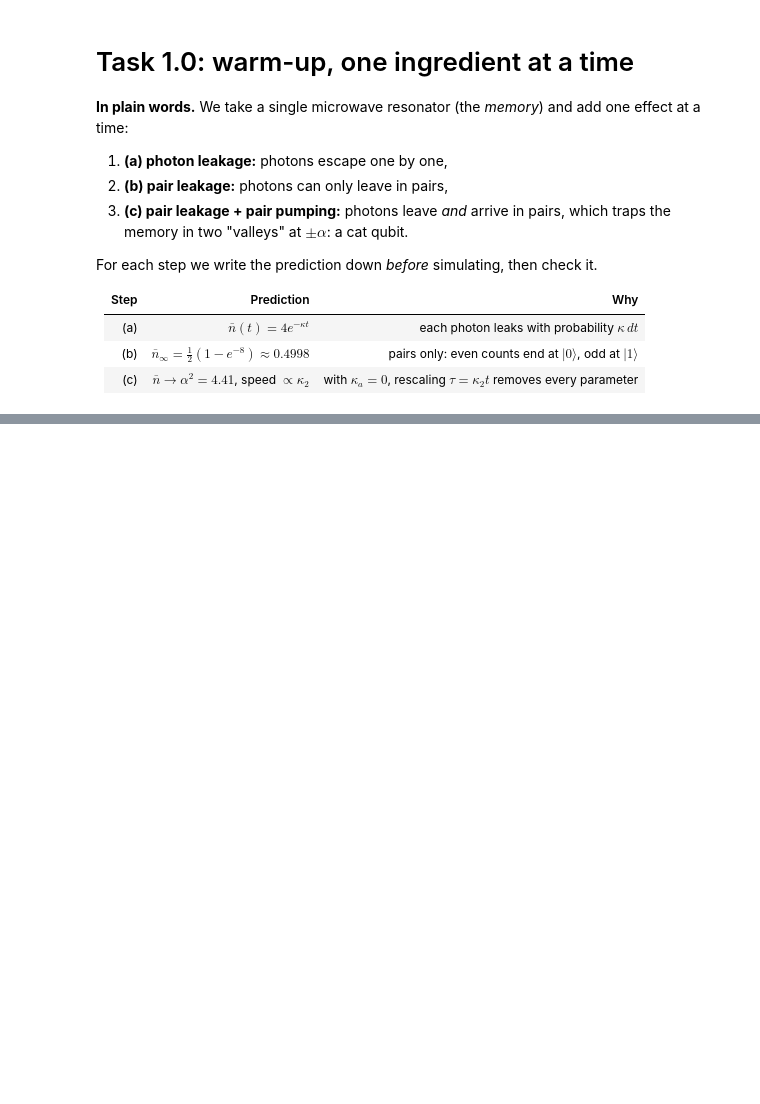
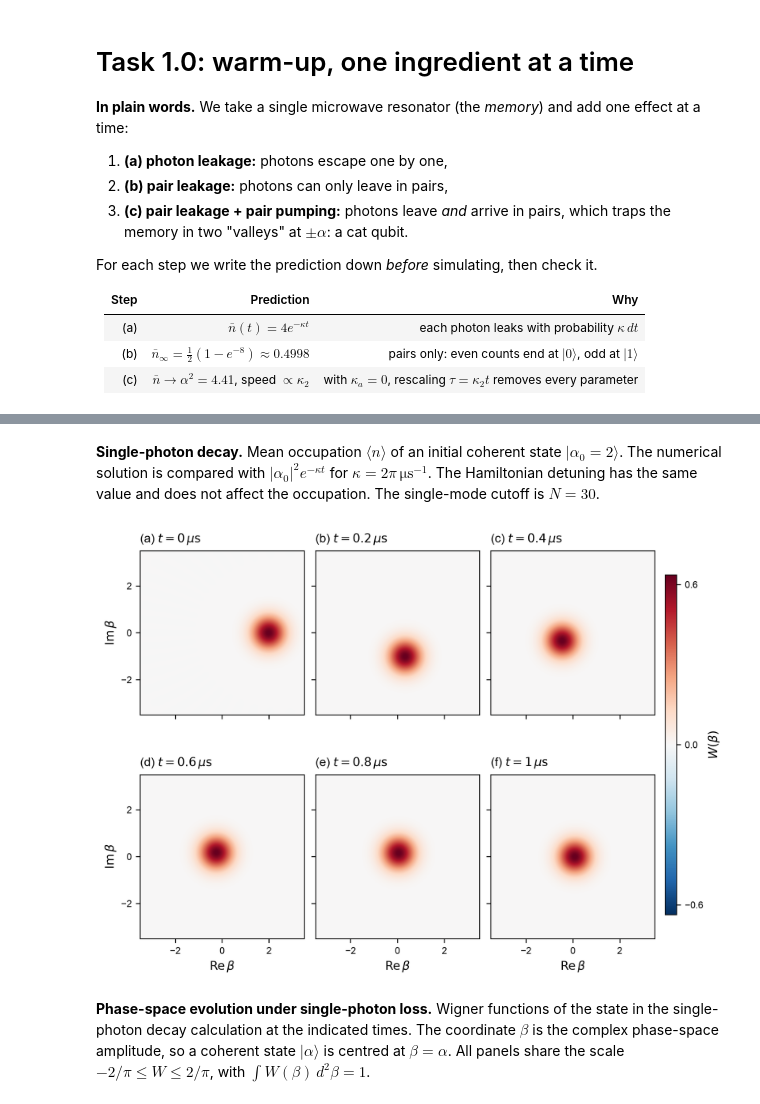
Before and after one commit to pkarakala/duquantum-cat-qubit, a Jupyter notebook: notebooks/01_task_1_0_warmup.ipynb, the cells around one changed output, grey strips where cells are left out. Saved outputs shown, nothing was run; the diff lists cells and outputs as text; code cells hidden in the pictures; blank space fills up the shorter version.

```diff
--- a/notebooks/01_task_1_0_warmup.ipynb
+++ b/notebooks/01_task_1_0_warmup.ipynb
@@ -61 +35,9 @@ show('task_1_0a_photon_number', 500); show('task_1_0a_wigner')
+# %% [markdown]
+**Single-photon decay.** Mean occupation $\langle n\rangle$ of an initial coherent state $|\alpha_0=2\rangle$. The numerical solution is compared with $|\alpha_0|^2e^{-\kappa t}$ for $\kappa=2\pi\,\mathrm{\mu s}^{-1}$. The Hamiltonian detuning has the same value and does not affect the occupation. The single-mode cutoff is $N=30$.
+# %%
+show('task_1_0a_wigner', 950)
+# %% [output]
+[figure, added]
+# %% [markdown]
+**Phase-space evolution under single-photon loss.** Wigner functions of the state in the single-photon decay calculation at the indicated times. The coordinate $\beta$ is the complex phase-space amplitude, so a coherent state $|\alpha\rangle$ is centred at $\beta=\alpha$. All panels share the scale $-2/\pi\leq W\leq2/\pi$, with $\int W(\beta)\,d^2\beta=1$.
 # %%
```
Also changed, not shown: parts of 13 cells of this notebook, 57 other files.
